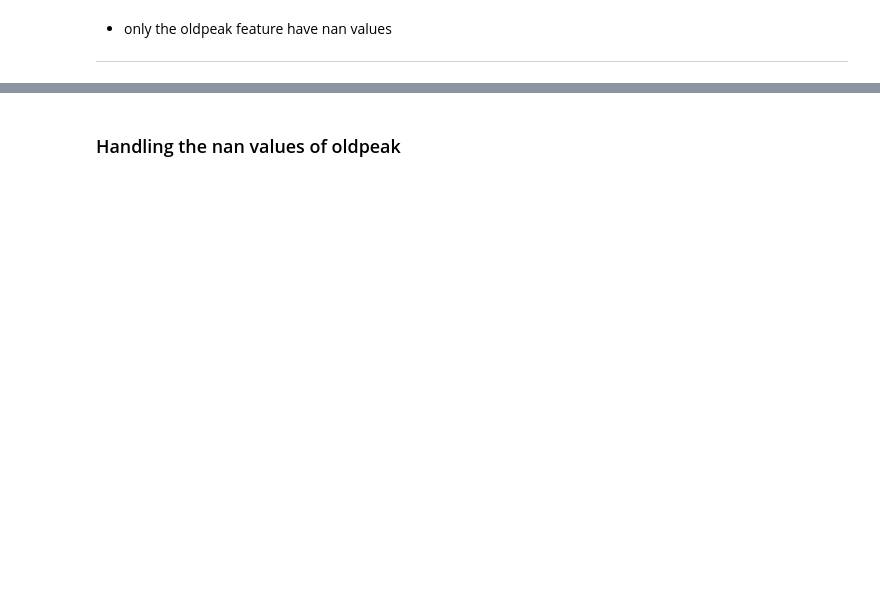
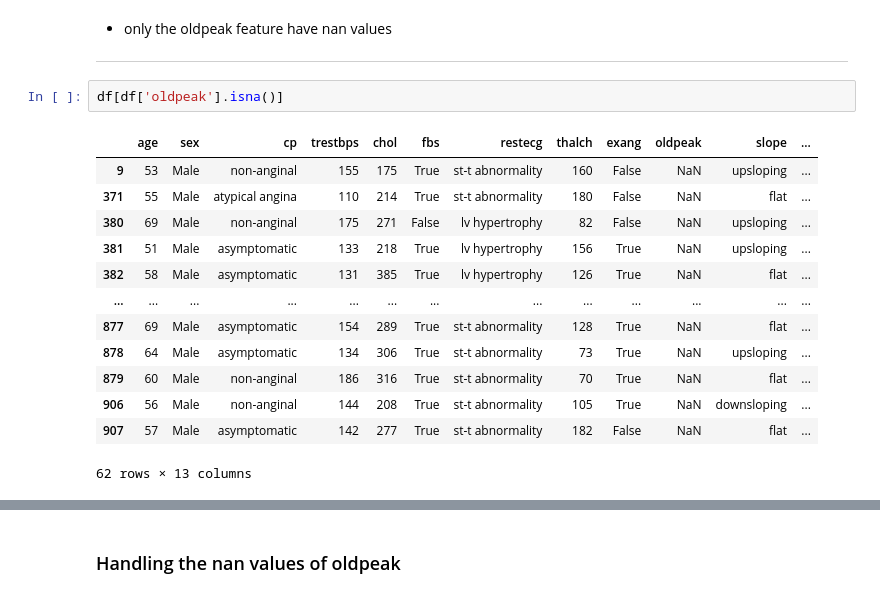
Before and after one commit to Ayush-dhabale/ExeclR_Assignments, a Jupyter notebook: Decision Trees/eda.ipynb, the cells around one changed output, grey strips where cells are left out. Cells and saved outputs as stored; diff of their text form; blank space fills up the shorter version.

```diff
--- a/Decision Trees/eda.ipynb
+++ b/Decision Trees/eda.ipynb
@@ -88,3 +72,19 @@ dtype: int64
 # %% [markdown]
 - only the oldpeak feature have nan values
 ---
+# %%
+df[df['oldpeak'].isna()]
+# %% [output]
+|  | age | sex | cp | trestbps | chol | fbs | restecg | thalch | exang | oldpeak | slope | ... |
+| 9 | 53 | Male | non-anginal | 155 | 175 | True | st-t abnormality | 160 | False | NaN | upsloping | ... |
+| 371 | 55 | Male | atypical angina | 110 | 214 | True | st-t abnormality | 180 | False | NaN | flat | ... |
+| 380 | 69 | Male | non-anginal | 175 | 271 | False | lv hypertrophy | 82 | False | NaN | upsloping | ... |
+| 381 | 51 | Male | asymptomatic | 133 | 218 | True | lv hypertrophy | 156 | True | NaN | upsloping | ... |
+| 382 | 58 | Male | asymptomatic | 131 | 385 | True | lv hypertrophy | 126 | True | NaN | flat | ... |
+| ... | ... | ... | ... | ... | ... | ... | ... | ... | ... | ... | ... | ... |
+| 877 | 69 | Male | asymptomatic | 154 | 289 | True | st-t abnormality | 128 | True | NaN | flat | ... |
+| 878 | 64 | Male | asymptomatic | 134 | 306 | True | st-t abnormality | 73 | True | NaN | upsloping | ... |
+| 879 | 60 | Male | non-anginal | 186 | 316 | True | st-t abnormality | 70 | True | NaN | flat | ... |
+| 906 | 56 | Male | non-anginal | 144 | 208 | True | st-t abnormality | 105 | True | NaN | downsloping | ... |
+| 907 | 57 | Male | asymptomatic | 142 | 277 | True | st-t abnormality | 182 | False | NaN | flat | ... |
+62 rows × 13 columns
```
Also changed, not shown: parts of 20 cells of this notebook.
